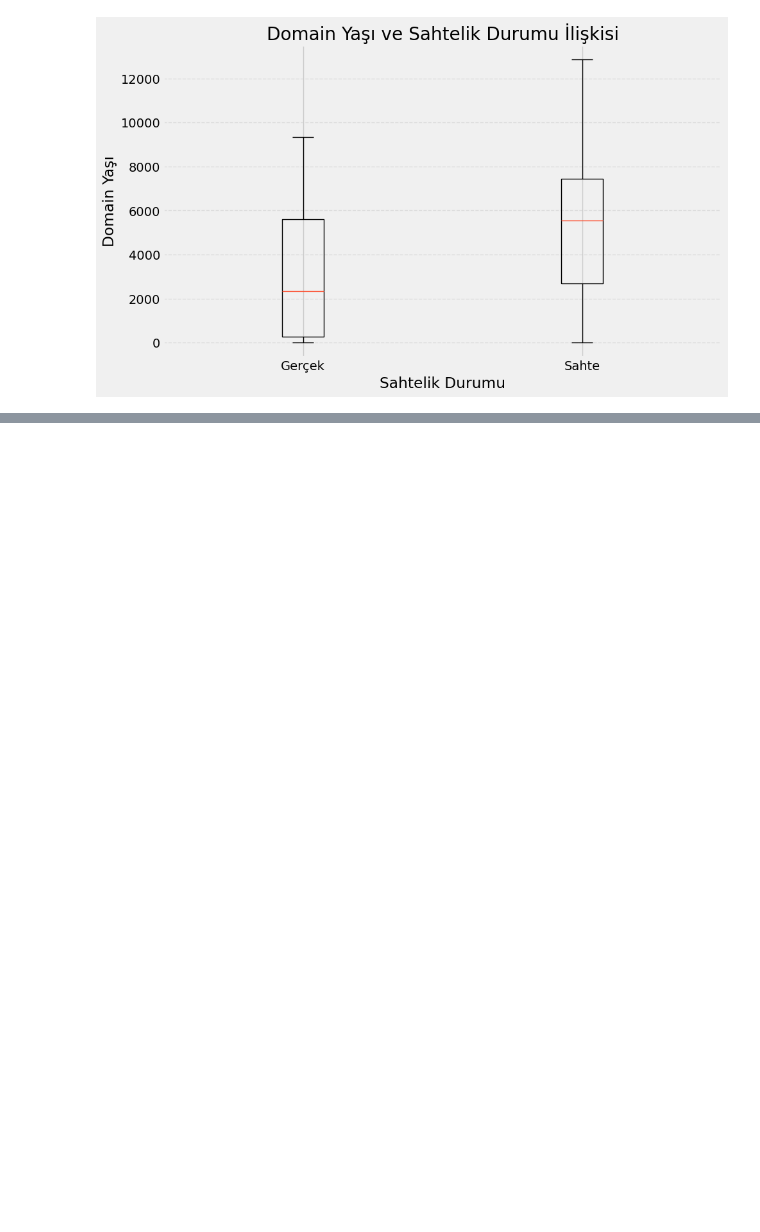
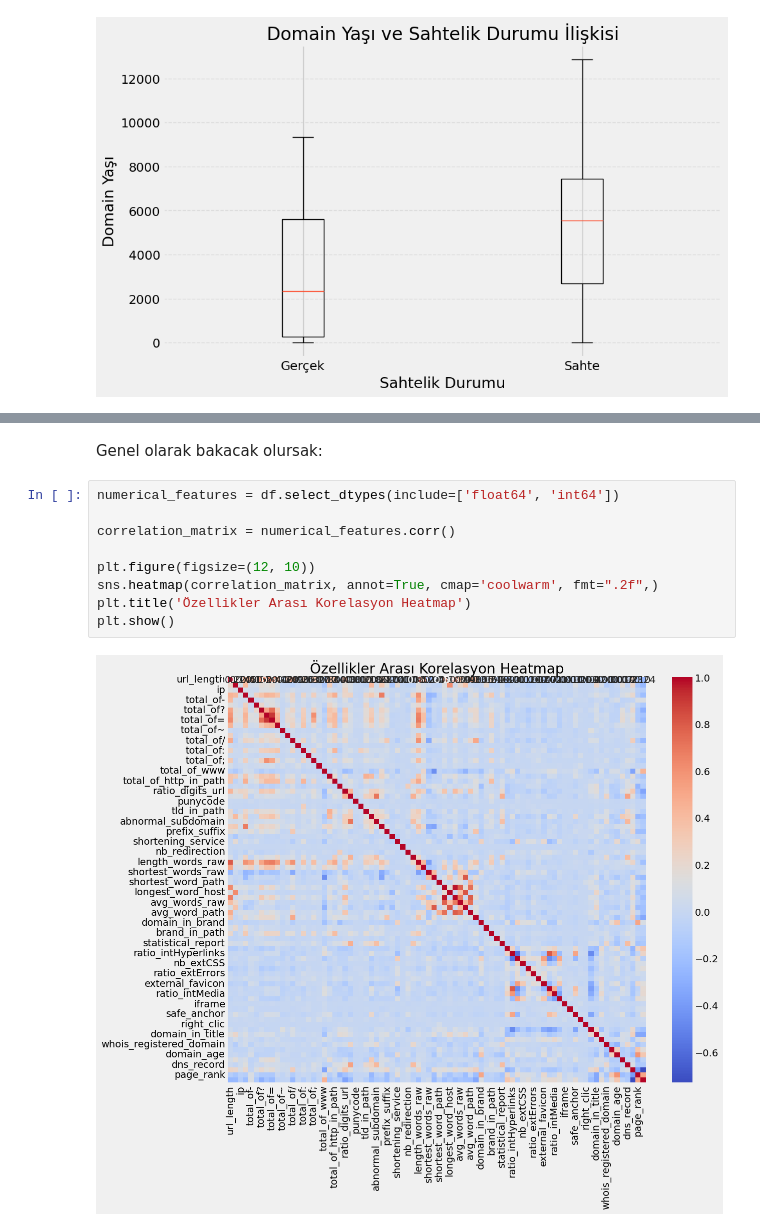
Before and after one commit to Phishbust/datanalysisandmodeling, a Jupyter notebook: data.ipynb, the cells around one changed output, grey strips where cells are left out. Drawn from its saved outputs; the diff is of its cells as text; blank space fills up the shorter version.

```diff
--- a/data.ipynb
+++ b/data.ipynb
@@ -275,0 +299,13 @@ plt.show()
+# %% [markdown]
+<bold>Genel olarak bakacak olursak:</bold>
+# %%
+numerical_features = df.select_dtypes(include=['float64', 'int64'])
+
+correlation_matrix = numerical_features.corr()
+
+plt.figure(figsize=(12, 10))
+sns.heatmap(correlation_matrix, annot=True, cmap='coolwarm', fmt=".2f",)
+plt.title('Özellikler Arası Korelasyon Heatmap')
+plt.show()
+# %% [output]
+[figure, added]
```
Also changed, not shown: parts of 6 cells of this notebook.
